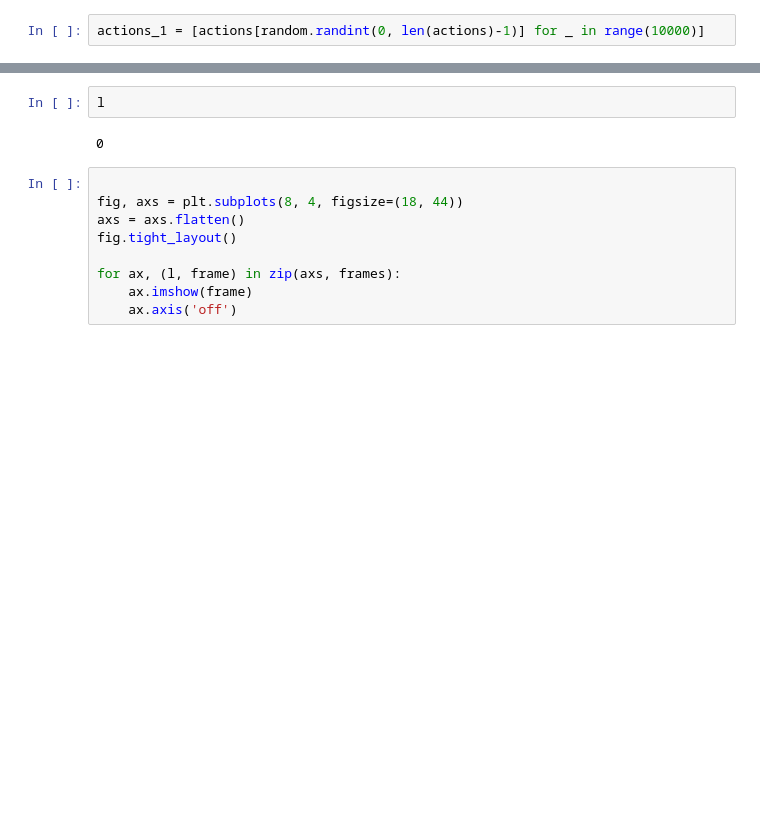
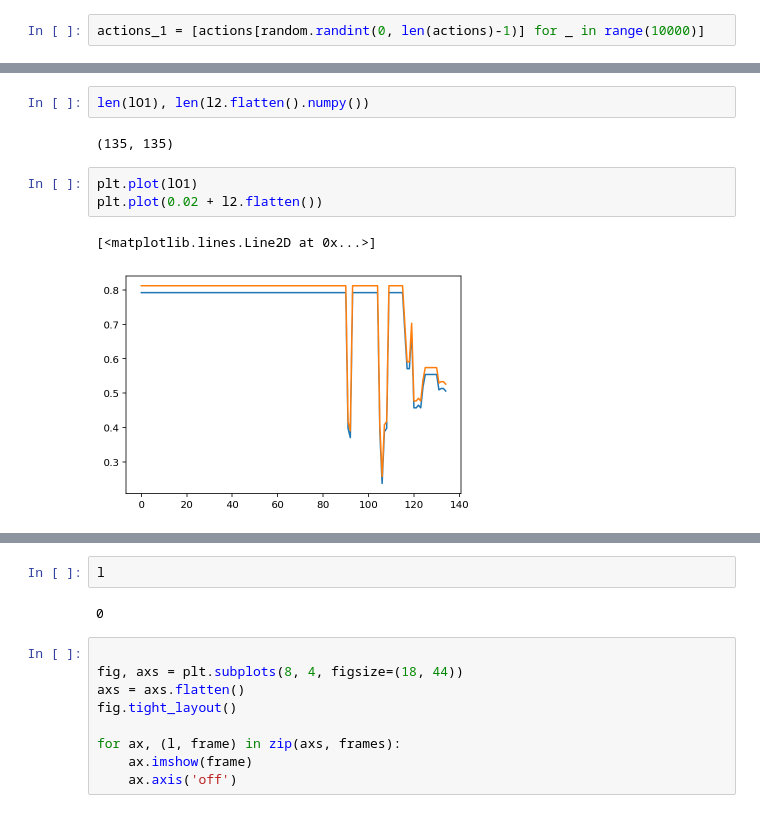
Before and after one commit to freshwater/FORWARD, a Jupyter notebook: working.ipynb, the cells around one changed output, grey strips where cells are left out. Saved outputs shown, nothing was run; the diff lists cells and outputs as text; blank space fills up the shorter version.

```diff
--- a/working.ipynb
+++ b/working.ipynb
@@ -620,0 +267,10 @@ RuntimeError: Cannot create multiple emulator instances per process, make sure t
+# %%
+len(lO1), len(l2.flatten().numpy())
+# %% [output]
+(135, 135)
+# %%
+plt.plot(lO1)
+plt.plot(0.02 + l2.flatten())
+# %% [output]
+[<matplotlib.lines.Line2D at 0x...>]
+[figure, added]
```
Also changed, not shown: parts of 39 cells of this notebook, 2 other files.
